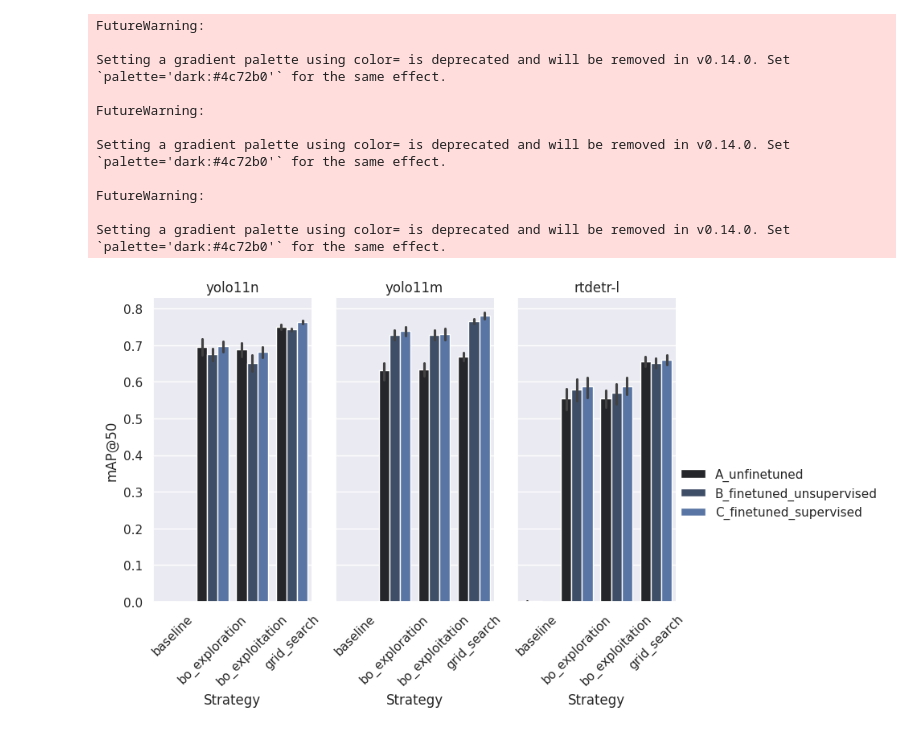
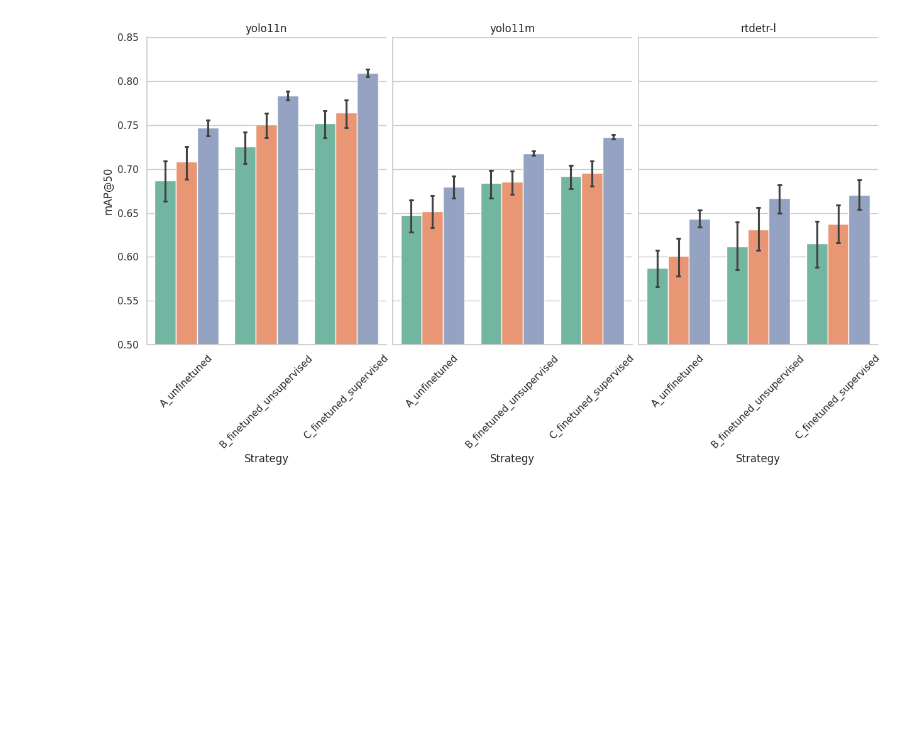
Before and after one commit to Niche-Lab/ant-detective, a Jupyter notebook: _5_eval-study2.ipynb, the cells around one changed output. Cells and saved outputs as stored; diff of their text form; code cells hidden in the pictures; blank space fills up the shorter version.

```diff
--- a/_5_eval-study2.ipynb
+++ b/_5_eval-study2.ipynb
@@ -129,65 +211,44 @@ data_fig
 # %%
-sns.set("notebook")
-strategy_order = ["grid_search",
-                  "bo_exploration",
-                  "bo_exploitation",
-                  ]
-ft_order = ["1_NOFT", "2_FT"]
-cat_order = [
-    "A_unfinetuned",
-    "B_finetuned_unsupervised",
-    "C_finetuned_supervised"
-]
+sns.set_theme(style="whitegrid")
 
-model_order = ["yolo11n", "yolo11m", "rtdetr-l"]
+# set cat order for data_fig
+data_fig["cat"] = pd.Categorical(data_fig["cat"], categories=cat_order, ordered=True)
 g = sns.FacetGrid(
-    data_fig.query("met == 'map50'"),
+    data_fig.query("met == 'map50' and\
+        strategy != 'baseline' and\
+        score > 0.2"),
     col="model",
     col_order=model_order,
-    margin_titles=True,
     sharey=True,
+    height=6, aspect=1.2,
 )
 g.map_dataframe(sns.barplot,
-    x="strategy",
-    y="score",
-    hue="cat",
-    hue_order=cat_order,
-    # hue="strategy", style="strategy",
-    # hue_order=strategy_order,
-    # style_order=strategy_order,
-    # err_style="band", errorbar=("sd", 1),
-    # markers=True,
-    # palette=["Grey", "#FF1F5B", "#00B000", "#009ADE", "#AF58BA"],
+    # x="strategy", y="score",
+    x="cat", y="score",
+    # hue="cat", hue_order=cat_order,
+    capsize=.1,
+    hue="strategy", hue_order=strategy_order,
+    palette="Set2",
     )
 # title
 # g.figure.suptitle("Model Generalization in each Data Configuration")
-# g.set(
+g.set(
+    ylim=(.5, .85),
+    xlabel="Strategy",
+    ylabel="mAP@50",
+)
 #     xscale="log",
 #     xticks=[2**i for i in range(6, 11)],
 #     xticklabels=[2**i for i in range(6, 11)],
 #     xlabel="Number of training images (n)",)
 
 # set x label 45 degrees
-g.set_axis_labels("Strategy", "mAP@50")
 g.set_titles(col_template="{col_name}")
 g.set_xticklabels(rotation=45)
-g.set_xlabels("Strategy")
 g.figure.subplots_adjust(right=1.2)
-g.add_legend()
 g.figure.set_size_inches(10, 6)
 g.savefig(Path("out") / "s2_results.png", dpi=300)
 
 data_fig.to_csv(Path("out") / "s2_results.csv", index=False)
 # %% [output]
-FutureWarning:
-
-Setting a gradient palette using color= is deprecated and will be removed in v0.14.0. Set `palette='dark:#4c72b0'` for the same effect.
-
-FutureWarning:
-
-Setting a gradient palette using color= is deprecated and will be removed in v0.14.0. Set `palette='dark:#4c72b0'` for the same effect.
-
-FutureWarning:
-
-Setting a gradient palette using color= is deprecated and will be removed in v0.14.0. Set `palette='dark:#4c72b0'` for the same effect.
-[figure, old version]
+[figure, new version]
```
Also changed, not shown: parts of 17 cells of this notebook, 13 other files.
